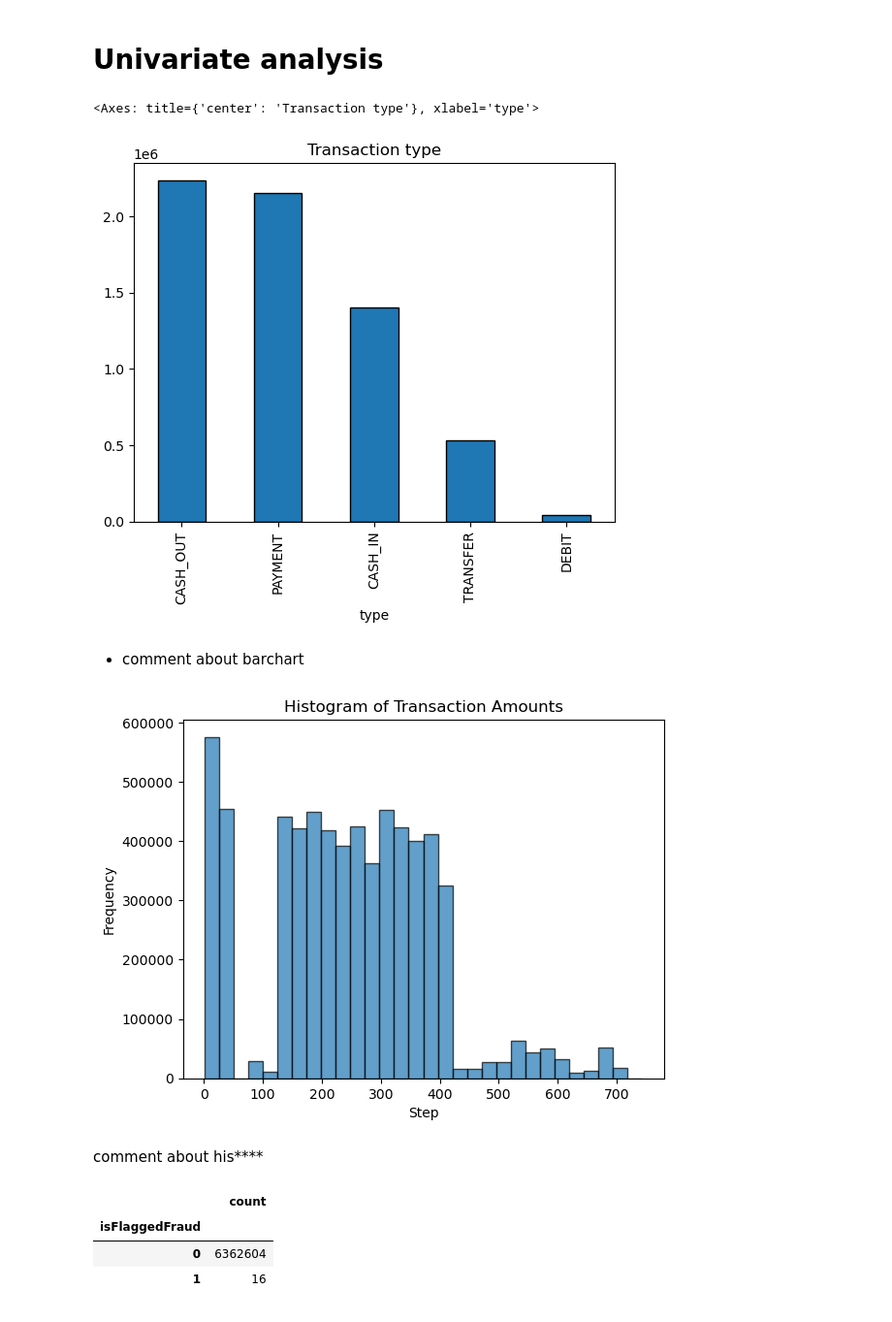
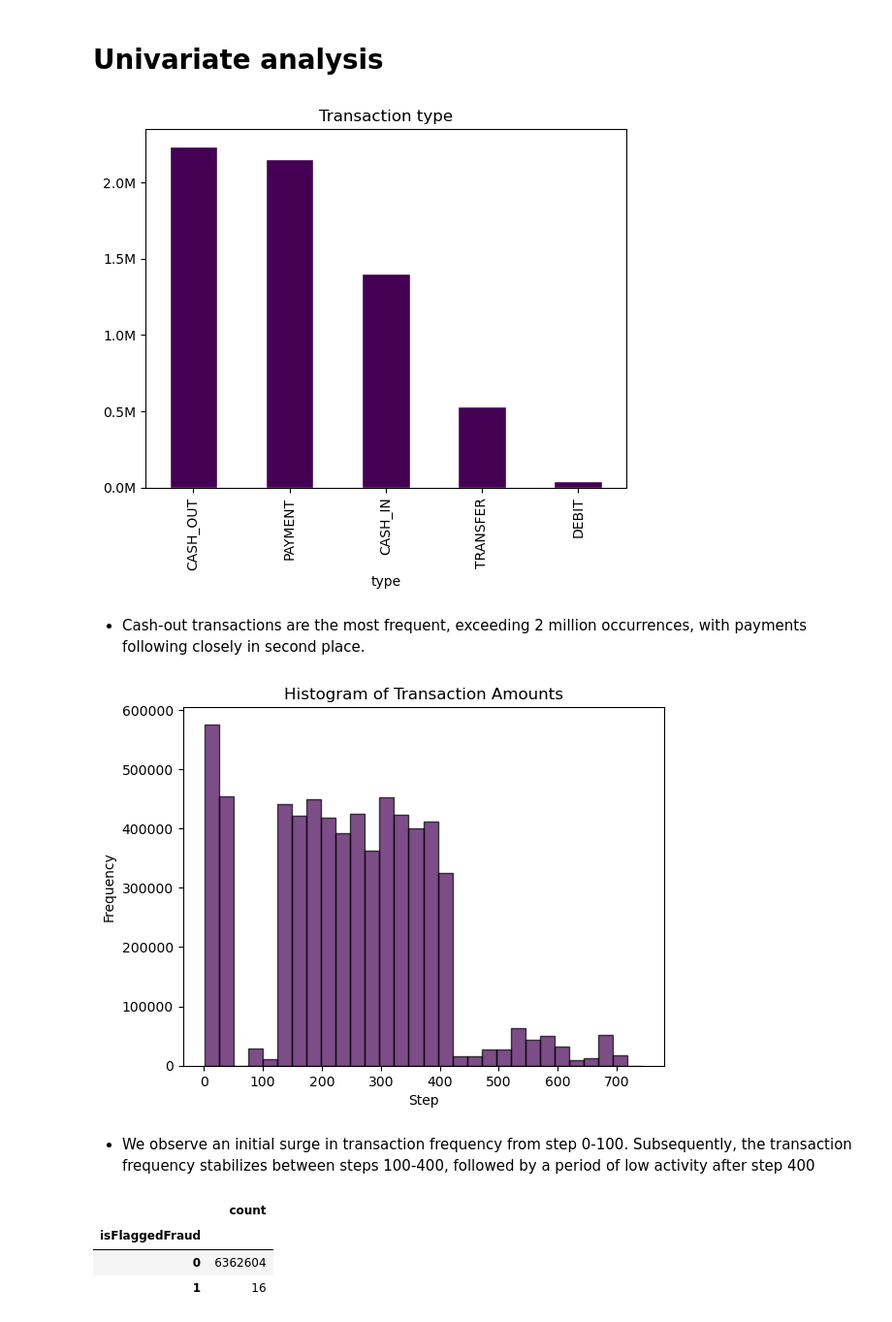
Before and after one commit to MaimunaBawa/Phase2TLAB1, a Jupyter notebook: EDA-1.ipynb, the cells around one changed output. Shown at 97% size. Cells and saved outputs as stored; diff of their text form; code cells hidden in the pictures.

```diff
--- a/EDA-1.ipynb
+++ b/EDA-1.ipynb
@@ -100,23 +103,22 @@ df_type.to_frame()
 # Univariate analysis
 # %%
 #plot transaction type
-df_type.plot.bar(title= "Transaction type",edgecolor="black")
+ax = df_type.plot.bar(title= "Transaction type",cmap="viridis",edgecolor="white")
+formatter = FuncFormatter(lambda x, pos: f'{x / 1e6:.1f}M')
+ax.yaxis.set_major_formatter(formatter)
 # %% [output]
-<Axes: title={'center': 'Transaction type'}, xlabel='type'>
-[figure, old version]
+[figure, new version]
-# %% [markdown]
-* comment about barchart
+# %% [markdown]
+* Cash-out transactions are the most frequent, exceeding 2 million occurrences, with payments following closely in second place.
 # %%
 # plot a histogram of for step distribution
-
-df["step"].plot(kind="hist", bins=30, edgecolor="black", alpha=0.7)
-
+df["step"].plot(kind="hist", bins=30,cmap="viridis", edgecolor="black", alpha=0.7)
 plt.xlabel("Step")
 plt.ylabel("Frequency")
 plt.title("Histogram of Transaction Amounts")
 plt.show()
 # %% [output]
-[figure, old version]
+[figure, new version]
-# %% [markdown]
- comment about his****
+# %% [markdown]
+* We observe an initial surge in transaction frequency from step 0-100. Subsequently, the transaction frequency stabilizes between steps 100-400, followed by a period of low activity after step 400
 # %%
```
Also changed, not shown: parts of 13 cells of this notebook, 3 other files.
